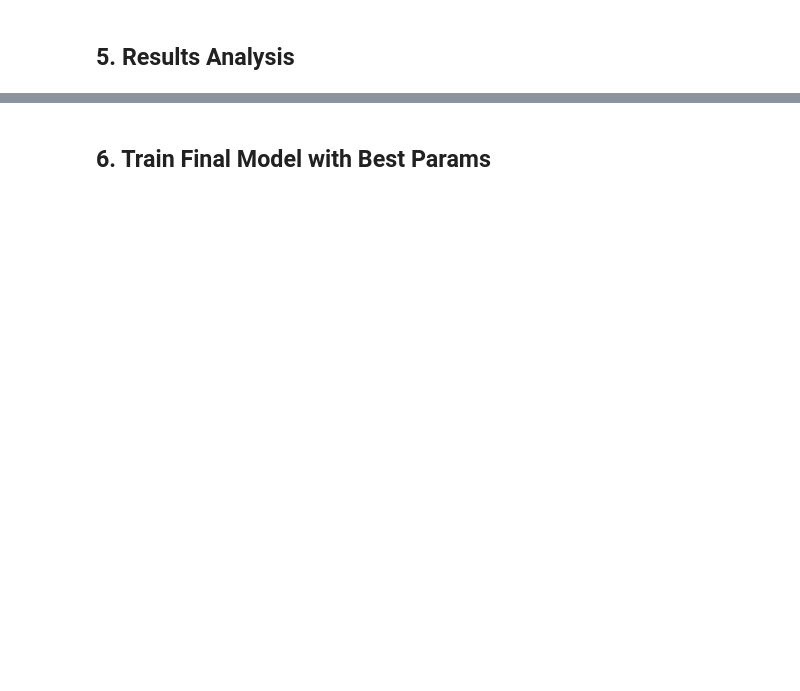
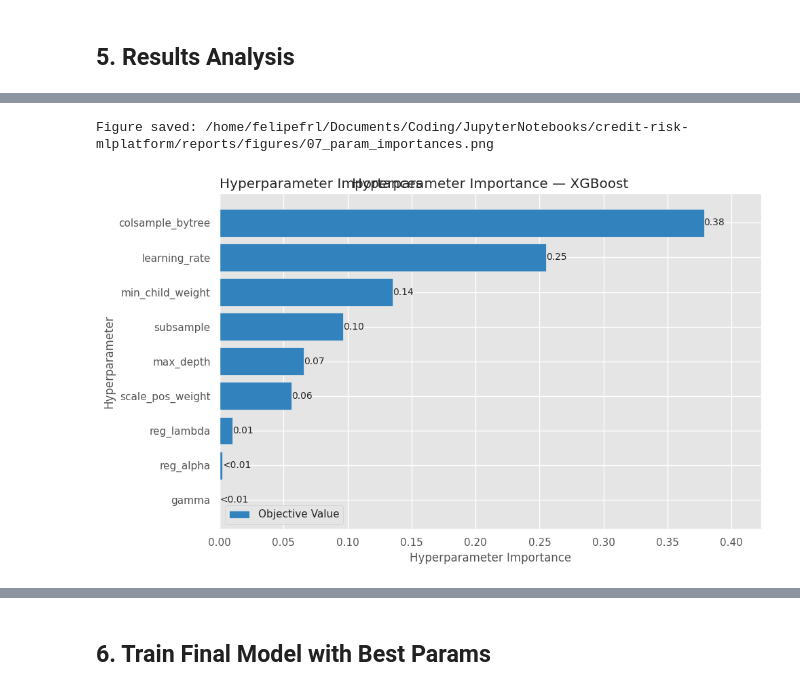
Before and after one commit to felipefl142/credit-risk-prediction-mlplatform, a Jupyter notebook: notebooks/07_hyperparameter_tuning.ipynb, the cells around one changed output, grey strips where cells are left out. Drawn from its saved outputs; the diff is of its cells as text; code cells hidden in the pictures; blank space fills up the shorter version.

```diff
--- a/notebooks/07_hyperparameter_tuning.ipynb
+++ b/notebooks/07_hyperparameter_tuning.ipynb
@@ -241,12 +312,15 @@ plt.show()
 # %%
 # Parameter importance
 fig = optuna.visualization.matplotlib.plot_param_importances(study)
 fig.figure.set_size_inches(10, 6)
-fig.set_title("Hyperparameter Importance — LightGBM")
+fig.set_title("Hyperparameter Importance — XGBoost")
 plt.tight_layout()
 fig.figure.savefig(FIGURES_DIR / "07_param_importances.png", dpi=150, bbox_inches="tight")
 print(f"Figure saved: {FIGURES_DIR / '07_param_importances.png'}")
 plt.show()
+# %% [output]
+Figure saved: /home/felipefrl/Documents/Coding/JupyterNotebooks/credit-risk-mlplatform/reports/figures/07_param_importances.png
+[figure, added]
 # %%
 # Slice plot for top parameters
 fig = optuna.visualization.matplotlib.plot_slice(
```
Also changed, not shown: parts of 20 cells of this notebook, 2 other files.
